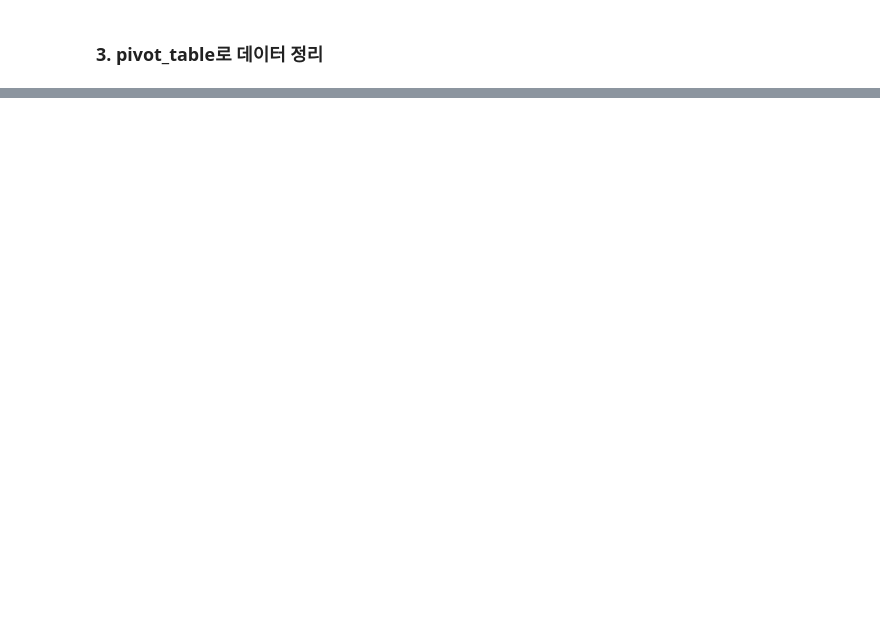
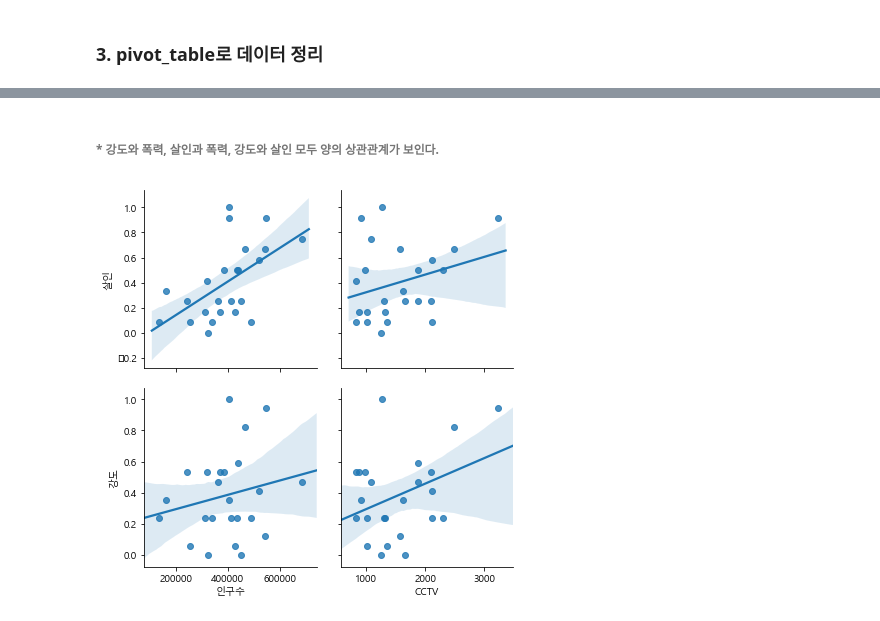
Before and after one commit to leebaek/python_data_analysis, a Jupyter notebook: 서울시 범죄 현황 분석/서울시 범죄 현황 분석.ipynb, the cells around one changed output, grey strips where cells are left out. Saved outputs shown, nothing was run; the diff lists cells and outputs as text; code cells hidden in the pictures; blank space fills up the shorter version.

```diff
--- a/서울시 범죄 현황 분석/서울시 범죄 현황 분석.ipynb
+++ b/서울시 범죄 현황 분석/서울시 범죄 현황 분석.ipynb
@@ -166,0 +335,9 @@ crime_anal_police
+# %% [markdown]
+###### * 강도와 폭력, 살인과 폭력, 강도와 살인 모두 양의 상관관계가 보인다.
+# %%
+# 인구수, CCTV 개수와 살인, 강도 사건의 상관관계
+sns.pairplot(crime_anal_norm, x_vars=["인구수", "CCTV"],
+            y_vars=["살인", "강도"], kind='reg', size=3)
+plt.show()
+# %% [output]
+[figure, added]
```
Also changed, not shown: parts of 36 cells of this notebook, 5 other files.
